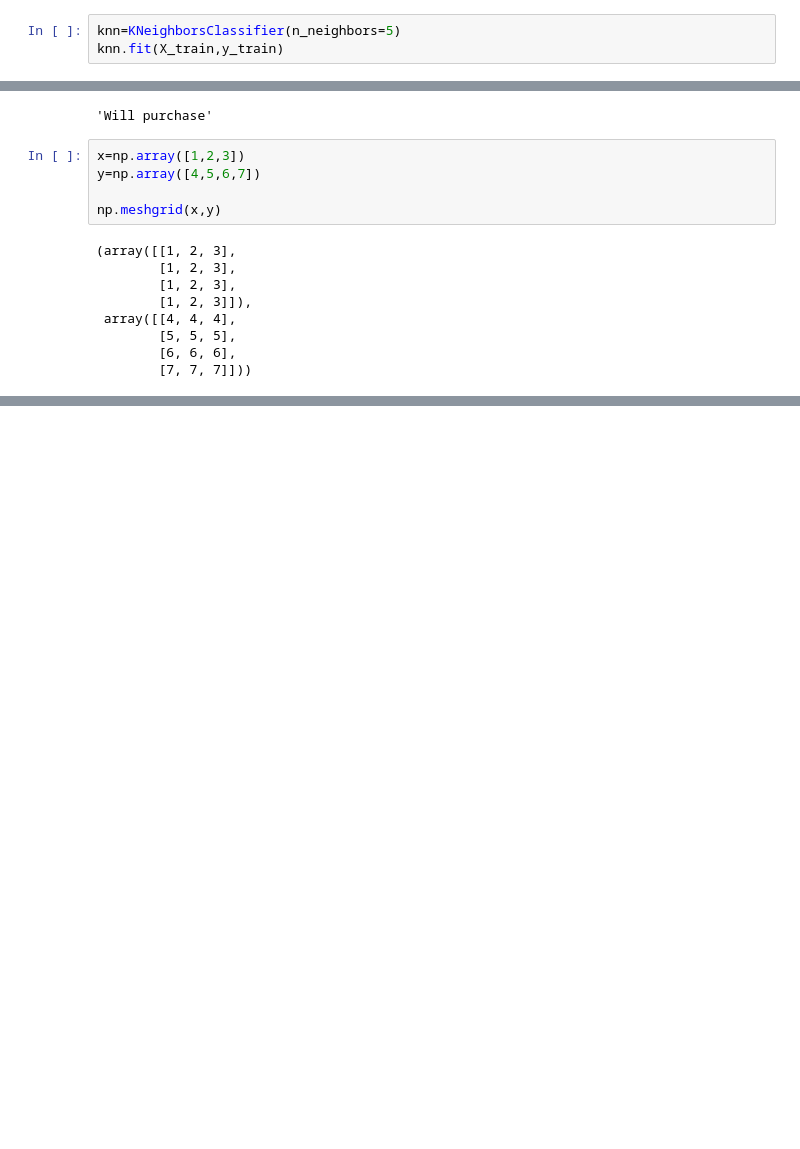
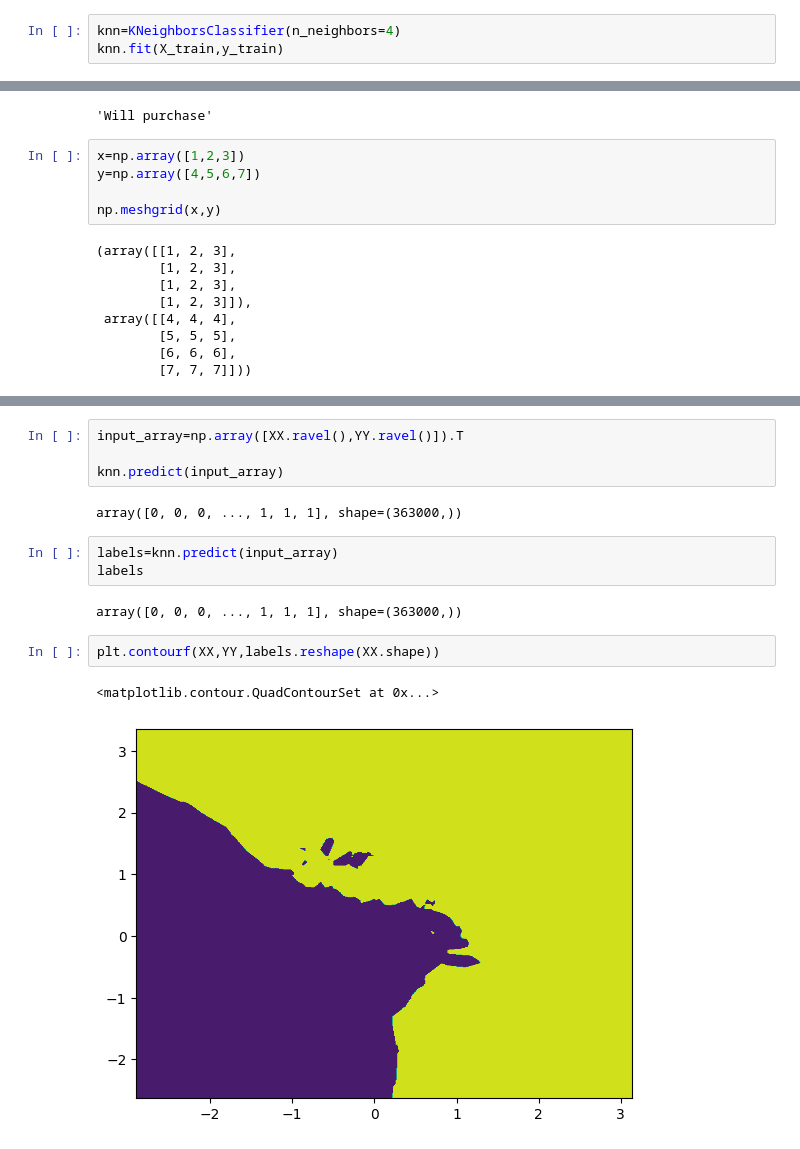
Before and after one commit to Shristi359/knn_classifier, a Jupyter notebook: knn1.ipynb, the cells around one changed output, grey strips where cells are left out. Drawn from its saved outputs; the diff is of its cells as text; blank space fills up the shorter version.

```diff
--- a/knn1.ipynb
+++ b/knn1.ipynb
@@ -149,4 +149,4 @@ plt.plot(range(1,26),accuracy)
 # %%
-knn=KNeighborsClassifier(n_neighbors=5)
+knn=KNeighborsClassifier(n_neighbors=4)
 knn.fit(X_train,y_train)
 # %% [output]
@@ -186,0 +216,16 @@ np.meshgrid(x,y)
+# %%
+input_array=np.array([XX.ravel(),YY.ravel()]).T
+
+knn.predict(input_array)
+# %% [output]
+array([0, 0, 0, ..., 1, 1, 1], shape=(363000,))
+# %%
+labels=knn.predict(input_array)
+labels
+# %% [output]
+array([0, 0, 0, ..., 1, 1, 1], shape=(363000,))
+# %%
+plt.contourf(XX,YY,labels.reshape(XX.shape))
+# %% [output]
+<matplotlib.contour.QuadContourSet at 0x...>
+[figure, added]
```
Also changed, not shown: parts of 13 cells of this notebook.
